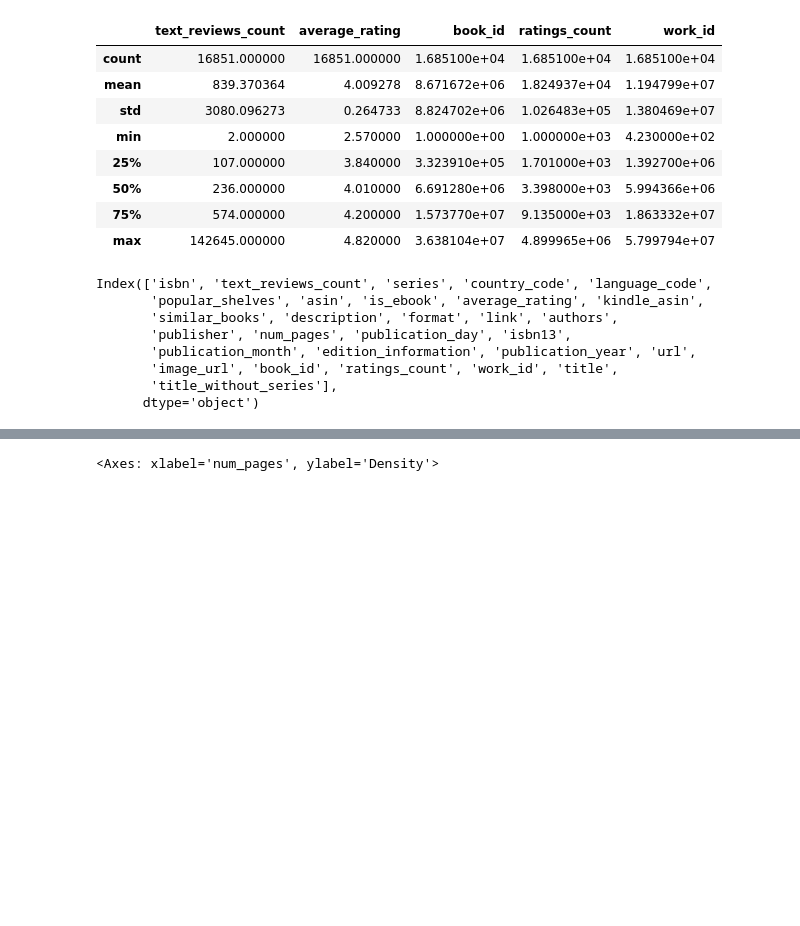
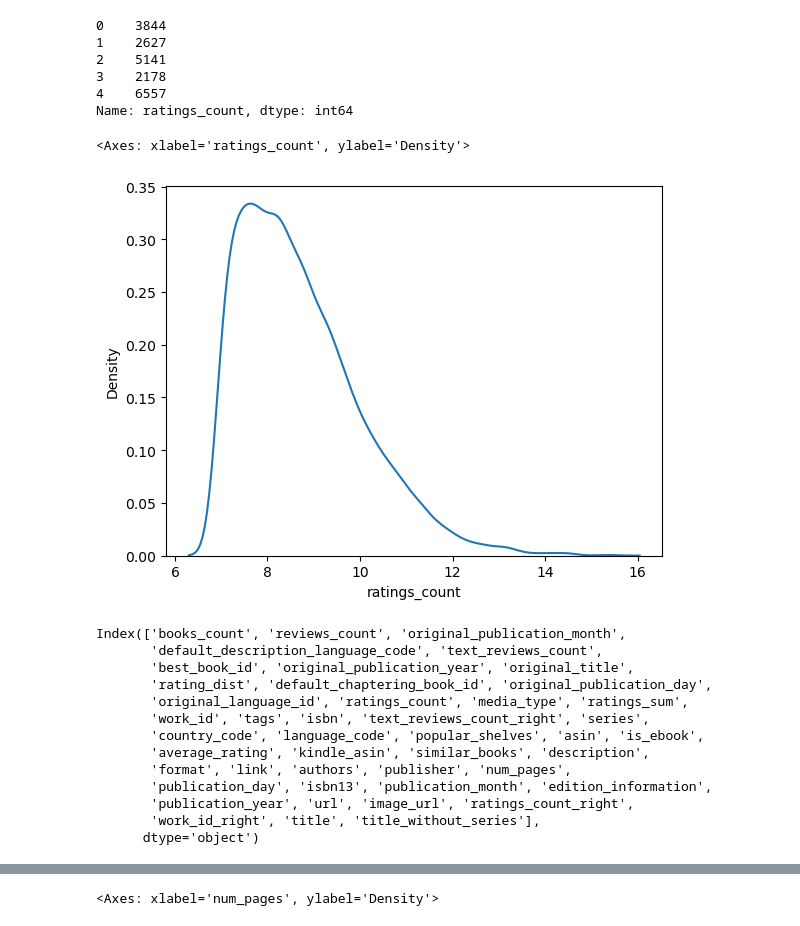
Before and after one commit to raineszm/sff-predict, a Jupyter notebook: notebooks/EDA.ipynb, the cells around one changed output, grey strips where cells are left out. Drawn from its saved outputs; the diff is of its cells as text; code cells hidden in the pictures; blank space fills up the shorter version.

```diff
--- a/notebooks/EDA.ipynb
+++ b/notebooks/EDA.ipynb
@@ -6,27 +6,34 @@ import matplotlib as pyplot
 pd.plotting.register_matplotlib_converters()
 # %%
-df = pd.read_json("../data/scifi_fantasy.json.gz", lines=True, convert_dates=True)
+df = pd.read_parquet("../data/scifi_fantasy.parquet")
-# %%
-df.describe()
-# %% [output]
-|  | text_reviews_count | average_rating | book_id | ratings_count | work_id |
-| count | 16851.000000 | 16851.000000 | 1.685100e+04 | 1.685100e+04 | 1.685100e+04 |
-| mean | 839.370364 | 4.009278 | 8.671672e+06 | 1.824937e+04 | 1.194799e+07 |
-| std | 3080.096273 | 0.264733 | 8.824702e+06 | 1.026483e+05 | 1.380469e+07 |
-| min | 2.000000 | 2.570000 | 1.000000e+00 | 1.000000e+03 | 4.230000e+02 |
-| 25% | 107.000000 | 3.840000 | 3.323910e+05 | 1.701000e+03 | 1.392700e+06 |
-| 50% | 236.000000 | 4.010000 | 6.691280e+06 | 3.398000e+03 | 5.994366e+06 |
-| 75% | 574.000000 | 4.200000 | 1.573770e+07 | 9.135000e+03 | 1.863332e+07 |
-| max | 142645.000000 | 4.820000 | 3.638104e+07 | 4.899965e+06 | 5.799794e+07 |
+# %%
+df.ratings_count.astype(np.int64).head()
+# %% [output]
+0    3844
+1    2627
+2    5141
+3    2178
+4    6557
+Name: ratings_count, dtype: int64
+# %%
+sns.kdeplot(x=np.log1p(df.ratings_count.astype(np.int64)))
+# %% [output]
+<Axes: xlabel='ratings_count', ylabel='Density'>
+[figure, added]
 # %%
 df.columns
 # %% [output]
-Index(['isbn', 'text_reviews_count', 'series', 'country_code', 'language_code',
-       'popular_shelves', 'asin', 'is_ebook', 'average_rating', 'kindle_asin',
-       'similar_books', 'description', 'format', 'link', 'authors',
-       'publisher', 'num_pages', 'publication_day', 'isbn13',
-       'publication_month', 'edition_information', 'publication_year', 'url',
-       'image_url', 'book_id', 'ratings_count', 'work_id', 'title',
-       'title_without_series'],
+Index(['books_count', 'reviews_count', 'original_publication_month',
+       'default_description_language_code', 'text_reviews_count',
+       'best_book_id', 'original_publication_year', 'original_title',
+       'rating_dist', 'default_chaptering_book_id', 'original_publication_day',
+       'original_language_id', 'ratings_count', 'media_type', 'ratings_sum',
+       'work_id', 'tags', 'isbn', 'text_reviews_count_right', 'series',
+       'country_code', 'language_code', 'popular_shelves', 'asin', 'is_ebook',
+       'average_rating', 'kindle_asin', 'similar_books', 'description',
+       'format', 'link', 'authors', 'publisher', 'num_pages',
+       'publication_day', 'isbn13', 'publication_month', 'edition_information',
+       'publication_year', 'url', 'image_url', 'ratings_count_right',
+       'work_id_right', 'title', 'title_without_series'],
       dtype='object')
 # %%
```
Also changed, not shown: parts of 7 cells of this notebook, 3 other files.
